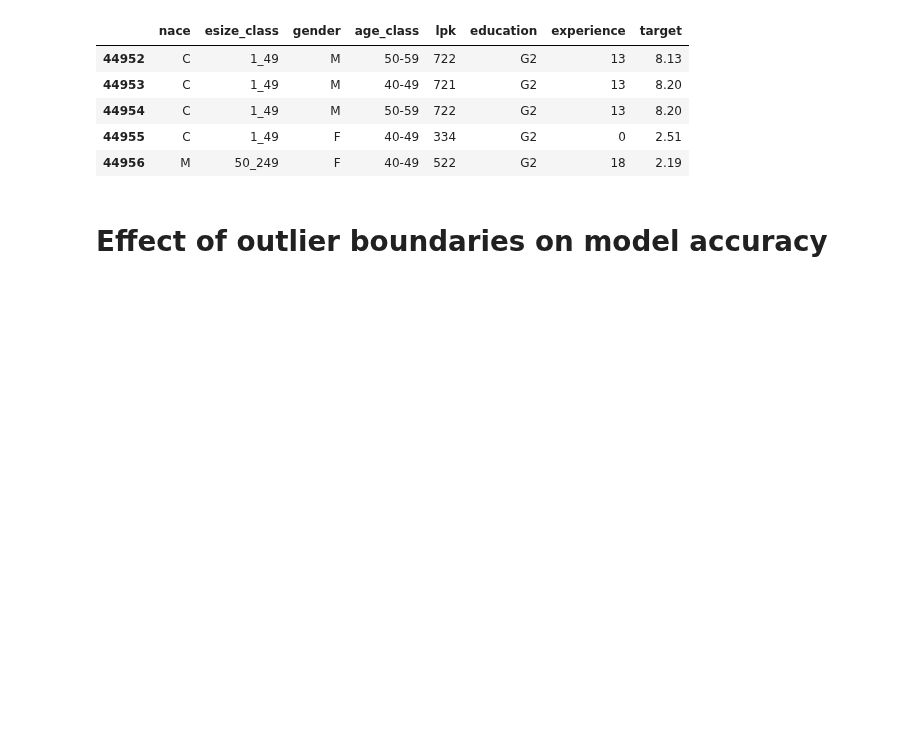
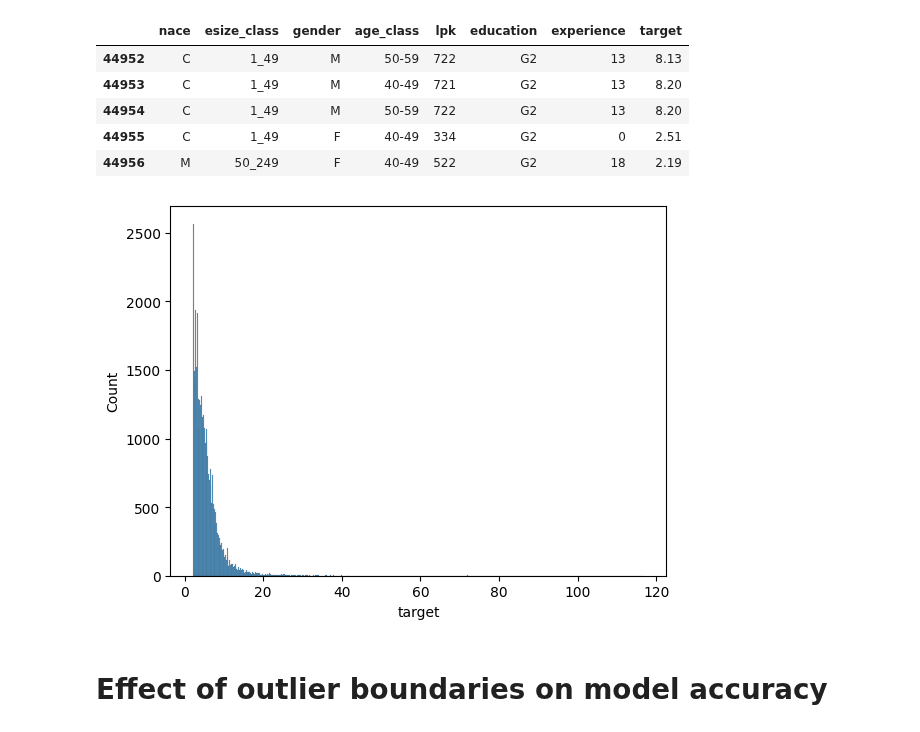
Before and after one commit to EdvinasStonevicius/LT-national-salary-analysis, a Jupyter notebook: python/02_Feature_enginieering_3_Outlier_Analysis.ipynb, the cells around one changed output. Cells and saved outputs as stored; diff of their text form; code cells hidden in the pictures; blank space fills up the shorter version.

Commit message:
Visual update to outlier analysis

```diff
--- a/python/02_Feature_enginieering_3_Outlier_Analysis.ipynb
+++ b/python/02_Feature_enginieering_3_Outlier_Analysis.ipynb
@@ -27,6 +27,10 @@ Length of dataset:  36785
 | 44954 | C | 1_49 | M | 50-59 | 722 | G2 | 13 | 8.20 |
 | 44955 | C | 1_49 | F | 40-49 | 334 | G2 | 0 | 2.51 |
 | 44956 | M | 50_249 | F | 40-49 | 522 | G2 | 18 | 2.19 |
+# %%
+sns.histplot(data2018ft['target']);
+# %% [output]
+[figure, added]
 # %% [markdown]
 # Effect of outlier boundaries on model accuracy
 # %% [markdown]
```
Also changed, not shown: parts of 4 cells of this notebook.
